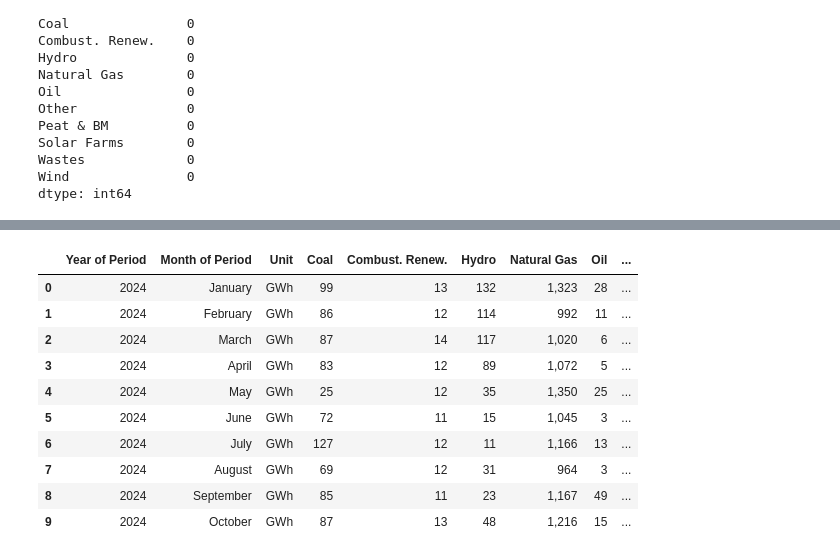
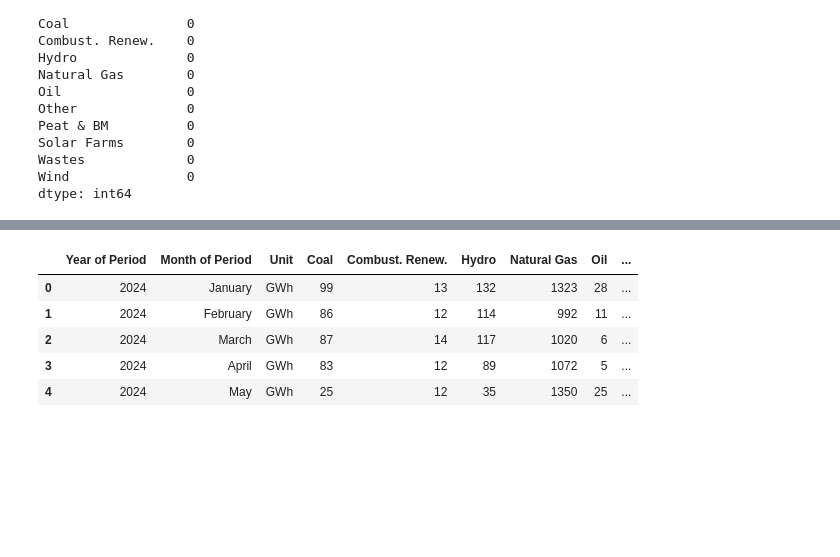
Before and after one commit to EnioKelsioV/RepeatDVCCA, a Jupyter notebook: RepeatDVCCA.ipynb, the cells around one changed output, grey strips where cells are left out. Cells and saved outputs as stored; diff of their text form; code cells hidden in the pictures; blank space fills up the shorter version.

```diff
--- a/RepeatDVCCA.ipynb
+++ b/RepeatDVCCA.ipynb
@@ -64,3 +69,7 @@ Solar Farms        0
 Wastes             0
 Wind               0
 dtype: int64
+# %%
+columns_to_clean = ["Natural Gas", "Wind"]
+for col in columns_to_clean:
+    df[col] = df[col].str.replace(",", "").astype(int)
@@ -71,14 +126,9 @@ if 'Date' in df.columns:
 # %%
-df.head(10)
+df.head(5)
 # %% [output]
 |  | Year of Period | Month of Period | Unit | Coal | Combust. Renew. | Hydro | Natural Gas | Oil | ... |
-| 0 | 2024 | January | GWh | 99 | 13 | 132 | 1,323 | 28 | ... |
+| 0 | 2024 | January | GWh | 99 | 13 | 132 | 1323 | 28 | ... |
 | 1 | 2024 | February | GWh | 86 | 12 | 114 | 992 | 11 | ... |
-| 2 | 2024 | March | GWh | 87 | 14 | 117 | 1,020 | 6 | ... |
-| 3 | 2024 | April | GWh | 83 | 12 | 89 | 1,072 | 5 | ... |
-| 4 | 2024 | May | GWh | 25 | 12 | 35 | 1,350 | 25 | ... |
-| 5 | 2024 | June | GWh | 72 | 11 | 15 | 1,045 | 3 | ... |
-| 6 | 2024 | July | GWh | 127 | 12 | 11 | 1,166 | 13 | ... |
-| 7 | 2024 | August | GWh | 69 | 12 | 31 | 964 | 3 | ... |
-| 8 | 2024 | September | GWh | 85 | 11 | 23 | 1,167 | 49 | ... |
-| 9 | 2024 | October | GWh | 87 | 13 | 48 | 1,216 | 15 | ... |
+| 2 | 2024 | March | GWh | 87 | 14 | 117 | 1020 | 6 | ... |
+| 3 | 2024 | April | GWh | 83 | 12 | 89 | 1072 | 5 | ... |
+| 4 | 2024 | May | GWh | 25 | 12 | 35 | 1350 | 25 | ... |
```
Also changed, not shown: parts of 5 cells of this notebook.
